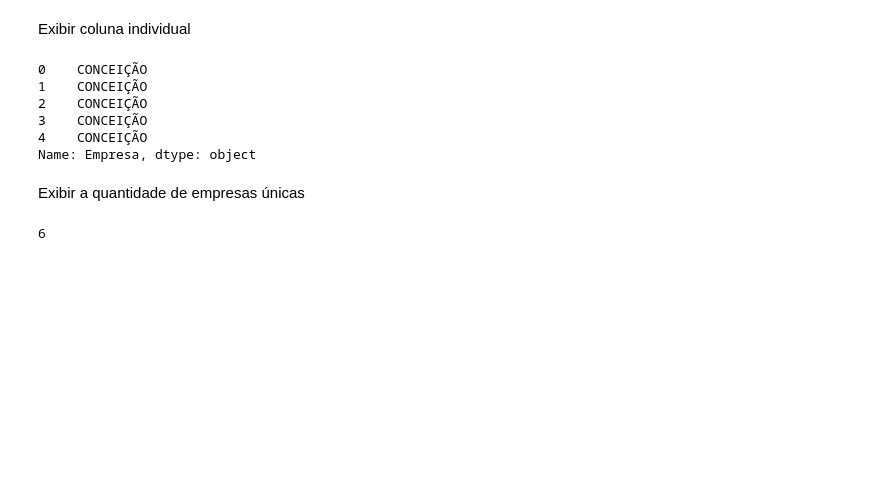
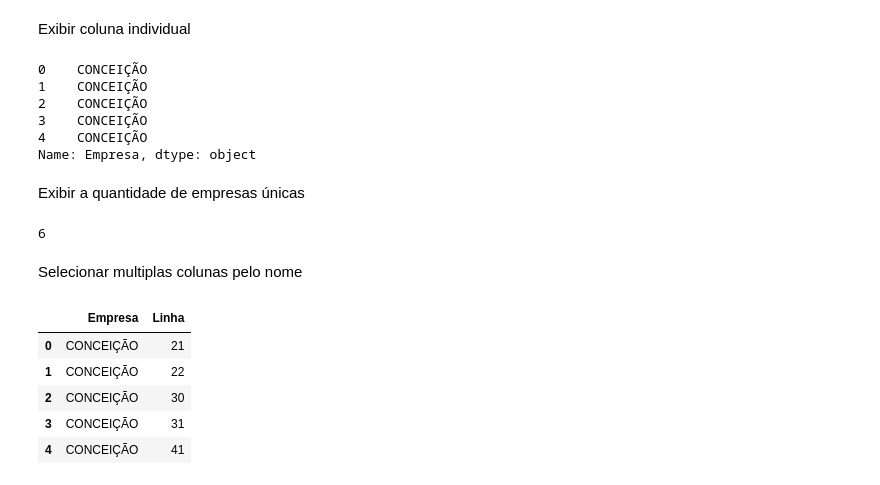
Before and after one commit to georgemaia/dadosabertos, a Jupyter notebook: mobilidade/rn-natal/Bilhetagem_Eletrônica-2018-Analitico.ipynb, the cells around one changed output. Saved outputs shown, nothing was run; the diff lists cells and outputs as text; code cells hidden in the pictures; blank space fills up the shorter version.

```diff
--- a/mobilidade/rn-natal/Bilhetagem_Eletrônica-2018-Analitico.ipynb
+++ b/mobilidade/rn-natal/Bilhetagem_Eletrônica-2018-Analitico.ipynb
@@ -219,3 +219,14 @@ empresas = df['Empresa'].unique()
 len(empresas)
 # %% [output]
 6
+# %% [markdown]
+Selecionar multiplas colunas pelo nome
+# %%
+df[['Empresa', 'Linha']].head()
+# %% [output]
+|  | Empresa | Linha |
+| 0 | CONCEIÇÃO | 21 |
+| 1 | CONCEIÇÃO | 22 |
+| 2 | CONCEIÇÃO | 30 |
+| 3 | CONCEIÇÃO | 31 |
+| 4 | CONCEIÇÃO | 41 |
```
Also changed, not shown: parts of 9 cells of this notebook, 1 other file.
